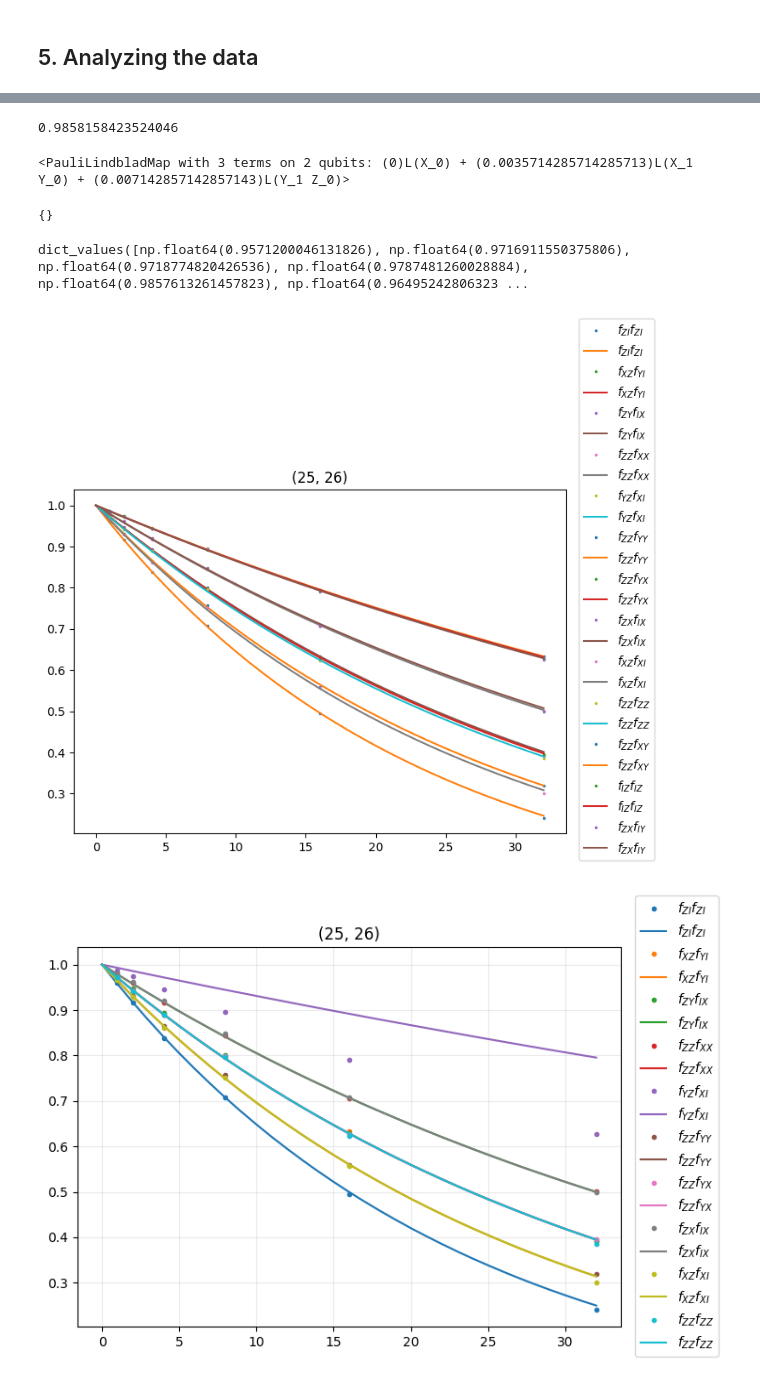
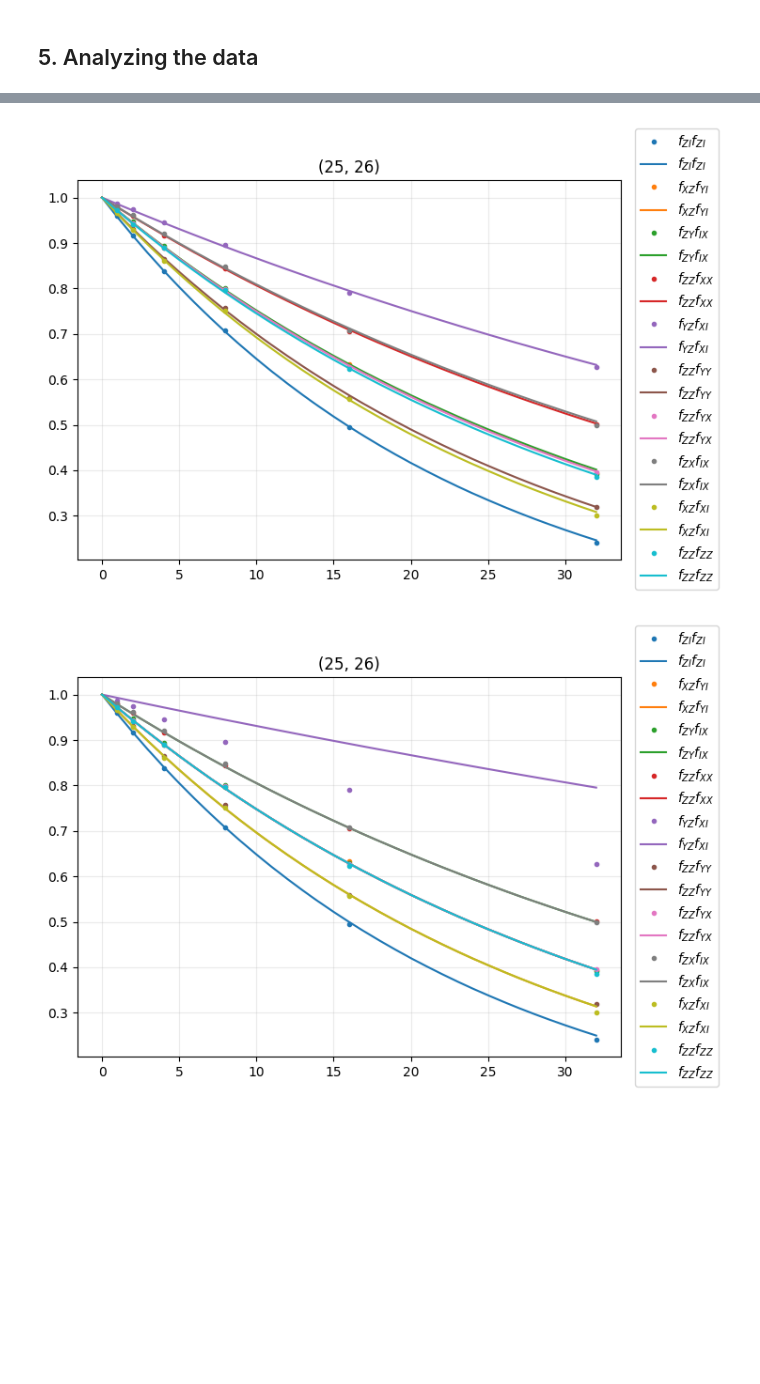
Before and after one commit to Qiskit/qiskit-noise-learning, a Jupyter notebook: docs/workflow_demo_full_rank_2q.ipynb, the cells around one changed output, grey strips where cells are left out. Drawn from its saved outputs; the diff is of its cells as text; code cells hidden in the pictures; blank space fills up the shorter version.

```diff
--- a/docs/workflow_demo_full_rank_2q.ipynb
+++ b/docs/workflow_demo_full_rank_2q.ipynb
@@ -221,34 +189,14 @@ fit.averaged_data.dataset["unbound_path"].data[idx].repeatable_fragment
-# %%
-from qiskit.quantum_info import QubitSparsePauli
-
-Z26 = fit.averaged_data.dataset["unbound_path"].data[0].repeatable_fragment[0].pauli
-op0 = QubitSparsePauli("YZ")
-op1 = QubitSparsePauli("XI")
-plm1.pauli_fidelity(op0) * plm1.pauli_fidelity(op1)
-# %% [output]
-0.9858158423524046
-# %%
-plm1
-# %% [output]
-<PauliLindbladMap with 3 terms on 2 qubits: (0)L(X_0) + (0.0035714285714285713)L(X_1 Y_0) + (0.007142857142857143)L(Y_1 Z_0)>
-# %%
-_sorted_data(fit.averaged_data)
-# %% [output]
-{}
-# %%
-_sorted_decays(fit.averaged_data).values()
-# %% [output]
-dict_values([np.float64(0.9571200046131826), np.float64(0.9716911550375806), np.float64(0.9718774820426536), np.float64(0.9787481260028884), np.float64(0.9857613261457823), np.float64(0.96495242806323 ...
+# %%
+fit = analyzer.run(fit)
 # %%
+from matplotlib import pyplot as plt
 import matplotlib.colors as mcolors
-from matplotlib import pyplot as plt
 
 from qiskit_noise_learning.analysis import AverageObservables
 
 # compute observables and plot empirical decays
 
 averaged_data = AverageObservables().run(fit).averaged_data
-
 
 def _sorted_decays(averaged_data):
     dataset = averaged_data.dataset
@@ -279,7 +227,6 @@ def _sorted_data(averaged_data):
 
     return {k: v for k, v in sorted_data.items() if len(v[0]) > 1}  # filter on decays
 
-
 def fidelity_label(unbound_path, subset):
     return (
         "$f_{"
@@ -288,7 +235,6 @@ def fidelity_label(unbound_path, subset):
         )
         + "} $"
     )
-
 
 def plot_with_exp_decay(
     decay_data, observable_data, subsets, num_cols=3, start_idx=None, end_idx=None
@@ -317,37 +263,36 @@ def plot_with_exp_decay(
         if start_idx is None:
             start_idx = 0
         if end_idx is None:
             end_idx = len(unbound_paths)
         for color_code, unbound_path in list(zip(mcolors.TABLEAU_COLORS.values(), unbound_paths))[
             start_idx:end_idx
         ]:
             this_data = sorted_data[unbound_path]
             label = fidelity_label(unbound_path, [s for s in subset]) if flag else None
             ax.plot(
                 this_data[1],
                 this_data[0],
                 ".",
                 label=label,
                 color=color_code,
             )
-            fid_est = decay_data[unbound_path]
+            fid_est = sorted_decays[unbound_path]
             ax.plot(
                 np.arange(1 + max(this_data[1])),
-                (fidelity_in * fidelity_out) ** (np.arange(1 + max(this_data[1]))),
+                fid_est ** (np.arange(1 + max(this_data[1]))),
                 "-",
                 label=label,
                 color=color_code,
             )
         ax.grid(alpha=0.25)
         flag = False
 
     fig.legend(bbox_to_anchor=(1.15, 0), loc="lower right")
     plt.tight_layout()
 
 
-# k = 8
-plot_with_model_decay(
-    noise_maps["layer_1"], averaged_data, layer_1_pairs, num_cols=1
-)  # , start_idx=k, end_idx=k + 1)
+plot_with_exp_decay(
+    fit.averaged_data, averaged_data, layer_1_pairs, num_cols=1
+)
 # %% [output]
-[figure, old version]
+[figure, new version]
```
Also changed, not shown: parts of 6 cells of this notebook.
